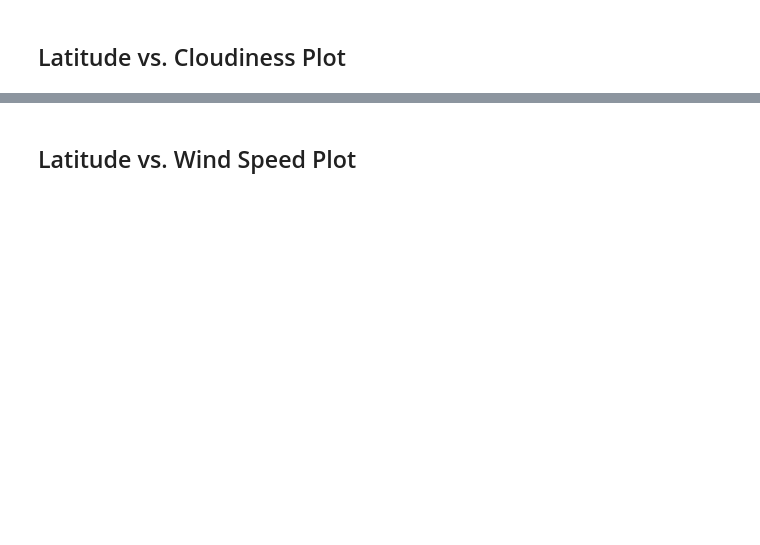
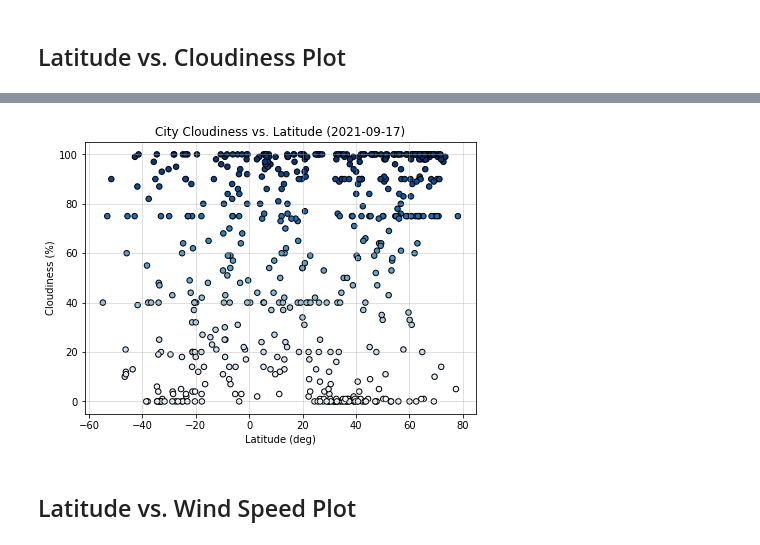
Before and after one commit to JacobTrevithick/python-api-challenge, a Jupyter notebook: WeatherPy.ipynb, the cells around one changed output, grey strips where cells are left out. Saved outputs shown, nothing was run; the diff lists cells and outputs as text; code cells hidden in the pictures; blank space fills up the shorter version.

```diff
--- a/WeatherPy.ipynb
+++ b/WeatherPy.ipynb
@@ -222,2 +235,21 @@ plt.show()
+# %%
+lats = city_data_df['Lat']
+clouds = city_data_df['Cloudiness']
+
+fig, ax = plt.subplots(1,1,figsize=(7,5))
+
+ax.scatter(x=lats, y=clouds, c=clouds, cmap = 'Blues', s=30, edgecolors='black', alpha=1)
+
+ax.set_xlabel("Latitude (deg)")
+
+ax.set_ylabel("Cloudiness (%)")
+
+ax.set_title(f"City Cloudiness vs. Latitude ({date.today()})")
+
+ax.grid(alpha = 0.5)
+
+plt.show()
+# %% [output]
+[figure, added]
 # %% [markdown]
 ## Latitude vs. Wind Speed Plot
```
Also changed, not shown: parts of 29 cells of this notebook, 1 other file.
